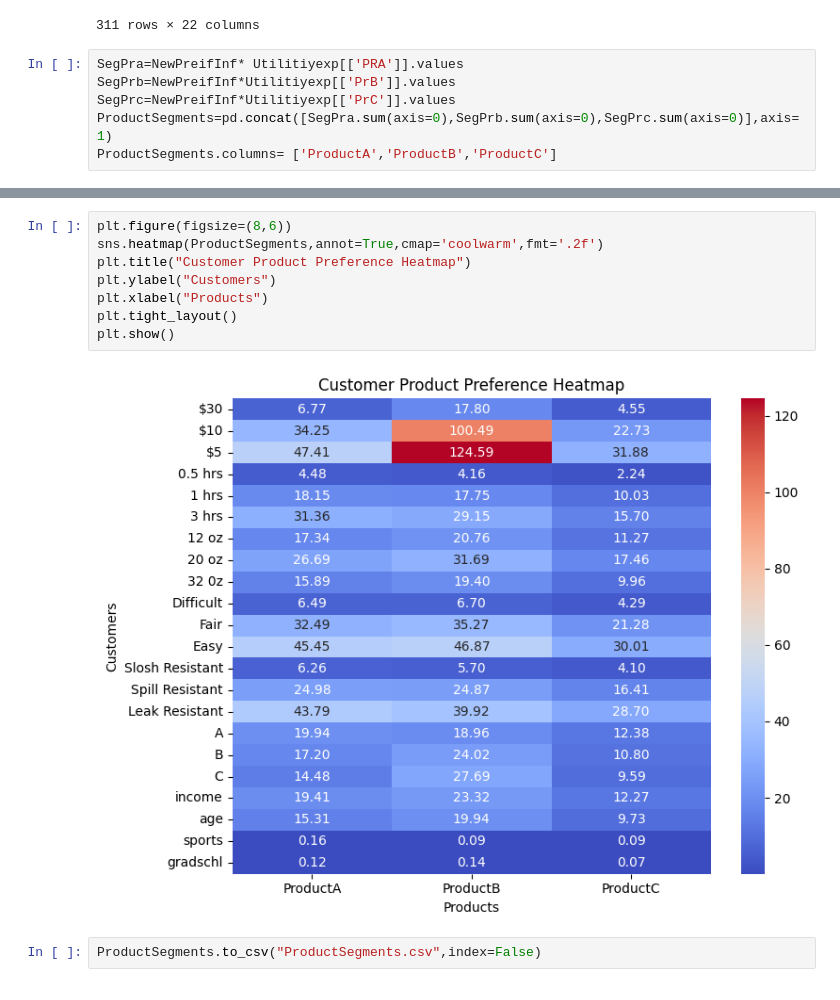
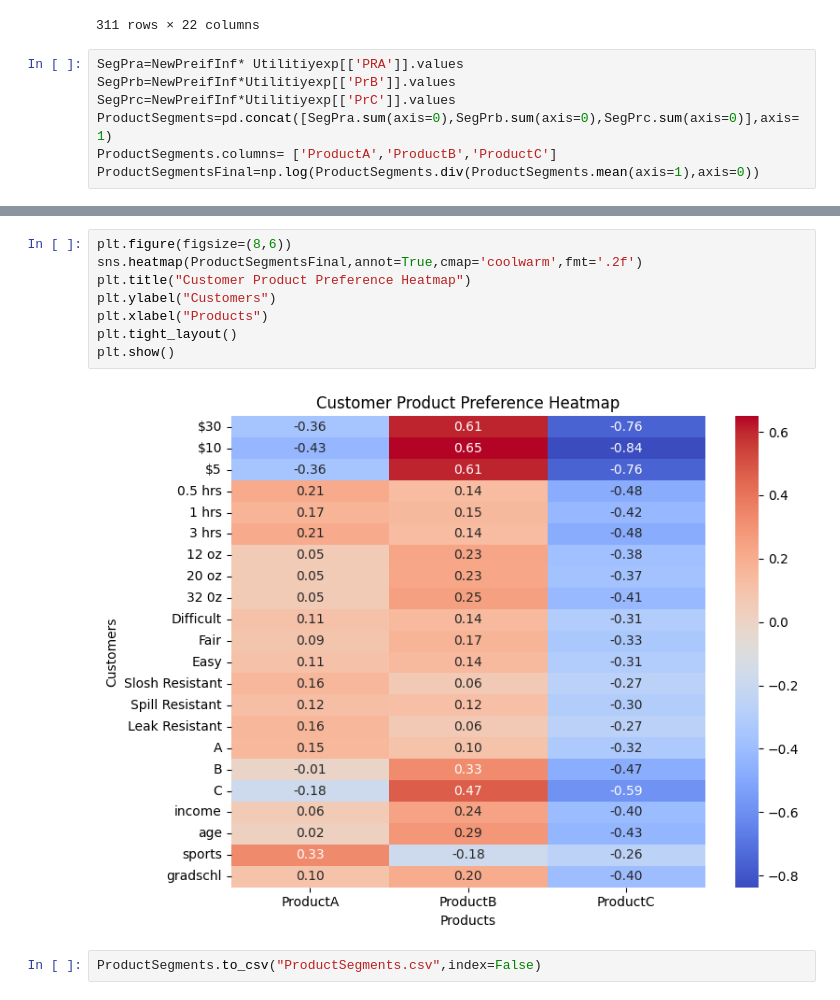
Before and after one commit to srihari4mbatech/Term5ISB, a Jupyter notebook: MCA/MktConsumerAnalytics02Segmentation.ipynb, the cells around one changed output, grey strips where cells are left out. Drawn from its saved outputs; the diff is of its cells as text.

```diff
--- a/MCA/MktConsumerAnalytics02Segmentation.ipynb
+++ b/MCA/MktConsumerAnalytics02Segmentation.ipynb
@@ -190,3 +190,4 @@ SegPrb=NewPreifInf*Utilitiyexp[['PrB']].values
 SegPrc=NewPreifInf*Utilitiyexp[['PrC']].values
 ProductSegments=pd.concat([SegPra.sum(axis=0),SegPrb.sum(axis=0),SegPrc.sum(axis=0)],axis=1)
 ProductSegments.columns= ['ProductA','ProductB','ProductC']
+ProductSegmentsFinal=np.log(ProductSegments.div(ProductSegments.mean(axis=1),axis=0))
@@ -213,12 +234,12 @@ ProductSegments
 # %%
 plt.figure(figsize=(8,6))
-sns.heatmap(ProductSegments,annot=True,cmap='coolwarm',fmt='.2f')
+sns.heatmap(ProductSegmentsFinal,annot=True,cmap='coolwarm',fmt='.2f')
 plt.title("Customer Product Preference Heatmap")
 plt.ylabel("Customers")
 plt.xlabel("Products")
 plt.tight_layout()
 plt.show()
 # %% [output]
-[figure, old version]
+[figure, new version]
 # %%
 ProductSegments.to_csv("ProductSegments.csv",index=False)
```
Also changed, not shown: parts of 2 cells of this notebook, 12 other files.
